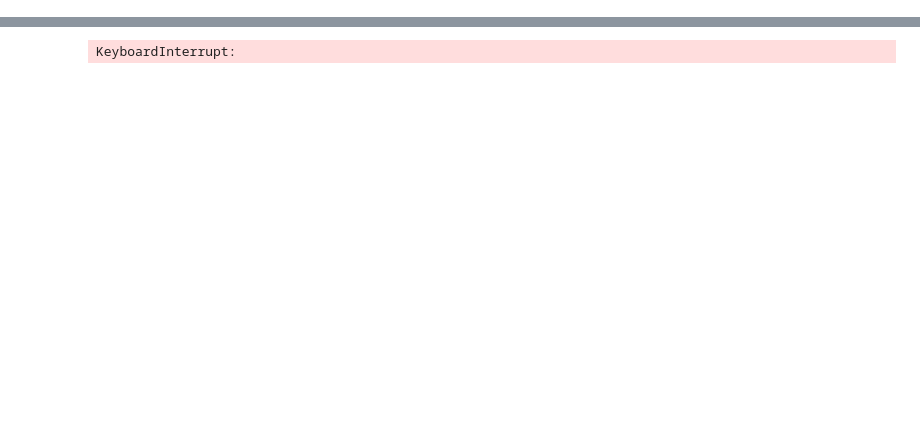
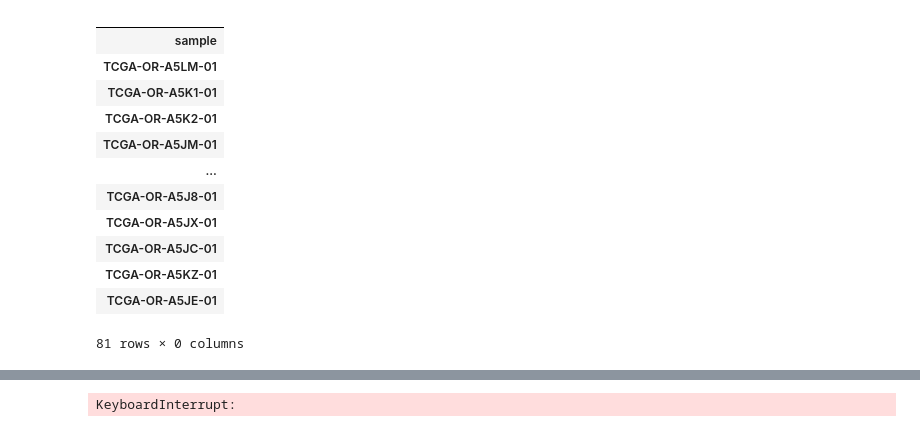
Before and after one commit to AustinSuun/bio, a Jupyter notebook: src/001-2-查看DNA甲基化.ipynb, the cells around one changed output, grey strips where cells are left out. Saved outputs shown, nothing was run; the diff lists cells and outputs as text; code cells hidden in the pictures; blank space fills up the shorter version.

```diff
--- a/src/001-2-查看DNA甲基化.ipynb
+++ b/src/001-2-查看DNA甲基化.ipynb
@@ -9,0 +53,16 @@ df = pd.read_csv(path, sep="\t").T
+# %%
+df_numeric
+# %% [output]
+|  |
+| sample |
+| TCGA-OR-A5LM-01 |
+| TCGA-OR-A5K1-01 |
+| TCGA-OR-A5K2-01 |
+| TCGA-OR-A5JM-01 |
+| ... |
+| TCGA-OR-A5J8-01 |
+| TCGA-OR-A5JX-01 |
+| TCGA-OR-A5JC-01 |
+| TCGA-OR-A5KZ-01 |
+| TCGA-OR-A5JE-01 |
+81 rows × 0 columns
```
Also changed, not shown: parts of 13 cells of this notebook, 17 other files.
